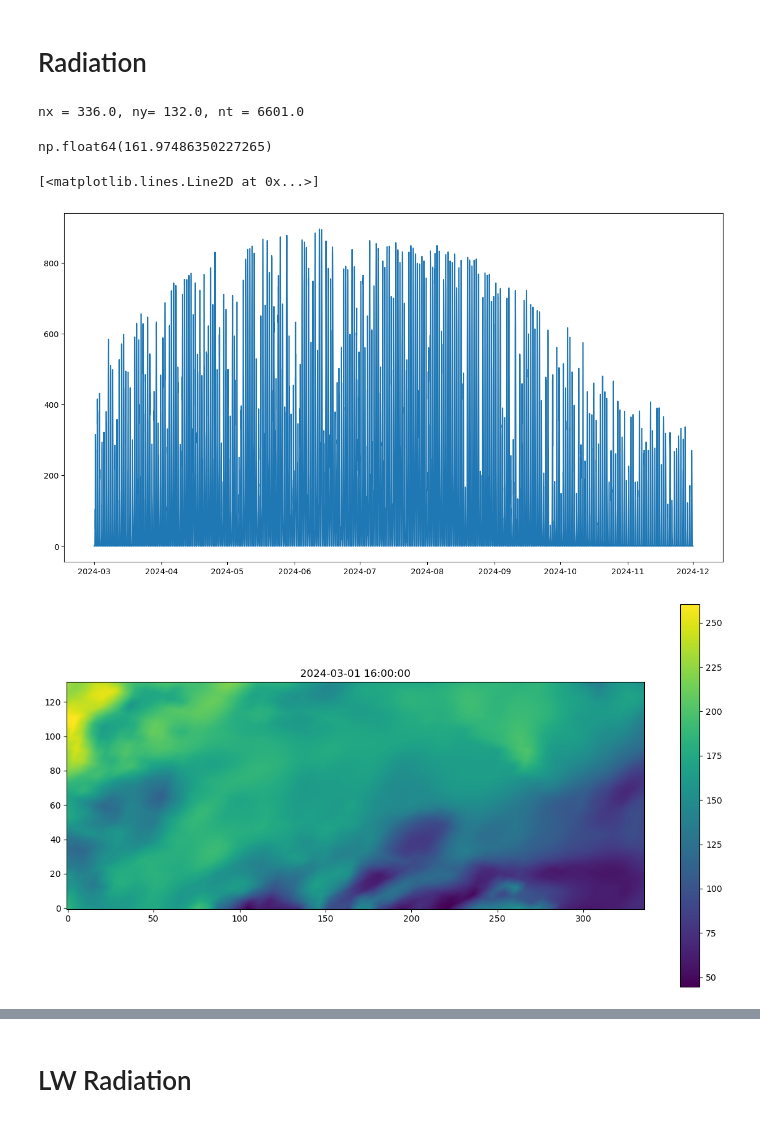
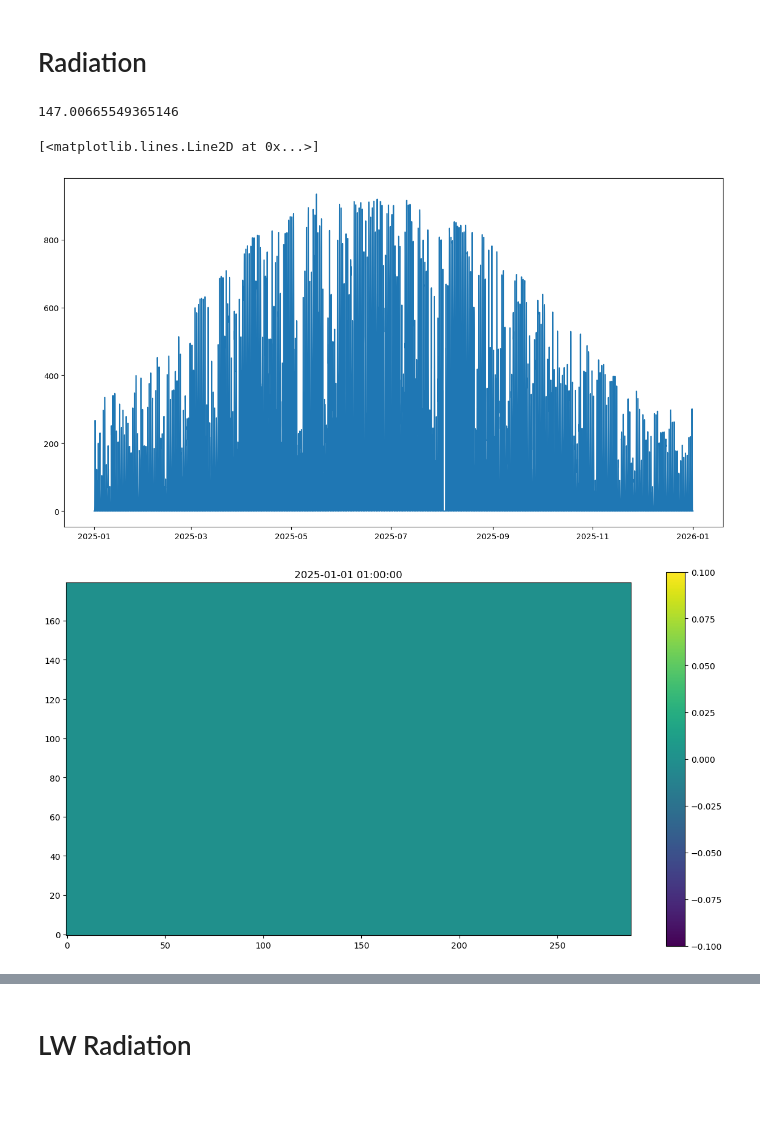
Before and after one commit to leroquan/plot_results, a Jupyter notebook: mitgcm/surface_forcing_analysis/plot_binary_inputs.ipynb, the cells around one changed output, grey strips where cells are left out. Drawn from its saved outputs; the diff is of its cells as text; code cells hidden in the pictures.

```diff
--- a/mitgcm/surface_forcing_analysis/plot_binary_inputs.ipynb
+++ b/mitgcm/surface_forcing_analysis/plot_binary_inputs.ipynb
@@ -20,0 +27,6 @@ nx = 336.0, ny= 132.0, nt = 6601.0
+# %%
+nx = 288
+ny = 180
+nt = len(binary_data) / nx /ny
+
+print(f'nx = {nx}, ny= {ny}, nt = {nt}' )
@@ -25,7 +39,7 @@ nt / 24
 # %%
 from datetime import datetime, timedelta
 
-start_date = datetime(2024, 3, 1)
+start_date = datetime(2025, 1, 1)
 
 date_list = []
 for i in range(0, int(nt)):
@@ -59,41 +73,33 @@ plt.grid(True, which='both', linestyle='-', linewidth=0.5)
 # %%
 var = 'swdown'
 # %%
-bin_file_path_rad = rf"{bin_folder}\{var}.bin"
+bin_file_path_rad = rf"{bin_folder}/{var}.bin"
 dtype='>f8'
 # %%
 with open(bin_file_path_rad, 'rb') as fid:
     binary_data_rad = np.fromfile(fid, dtype=dtype)
-# %%
-nx = 1344 / 4
-ny = 528 / 4
-nt = len(binary_data_rad) / nx /ny
-
-print(f'nx = {nx}, ny= {ny}, nt = {nt}' )
-# %% [output]
-nx = 336.0, ny= 132.0, nt = 6601.0
 # %%
 bin_array_rad = np.reshape(binary_data_rad, (int(nt),int(ny),int(nx)))
 # %%
-bin_array_rad[:,80,150].mean()
+bin_array_rad[:,7,7].mean()
 # %% [output]
-np.float64(161.97486350227265)
+147.00665549365146
 # %%
 plt.figure(figsize=(15,8))
-plt.plot(date_list, bin_array_rad[:,80,150])
+plt.plot(date_list, bin_array_rad[:,7,7])
 # %% [output]
 [<matplotlib.lines.Line2D at 0x...>]
-[figure, old version]
+[figure, new version]
 # %%
-i_time = 16
+i_time = 1
 plt.figure(figsize=(15,8))
 plt.imshow(bin_array_rad[i_time,:,:])
 plt.gca().invert_yaxis()
 plt.title(date_list[i_time])
 plt.colorbar()
 plt.show()
 # %% [output]
-[figure, old version]
+[figure, new version]
 # %%
 bin_array_rad[:,80,150]
 # %% [output]
```
Also changed, not shown: parts of 24 cells of this notebook, 51 other files.
